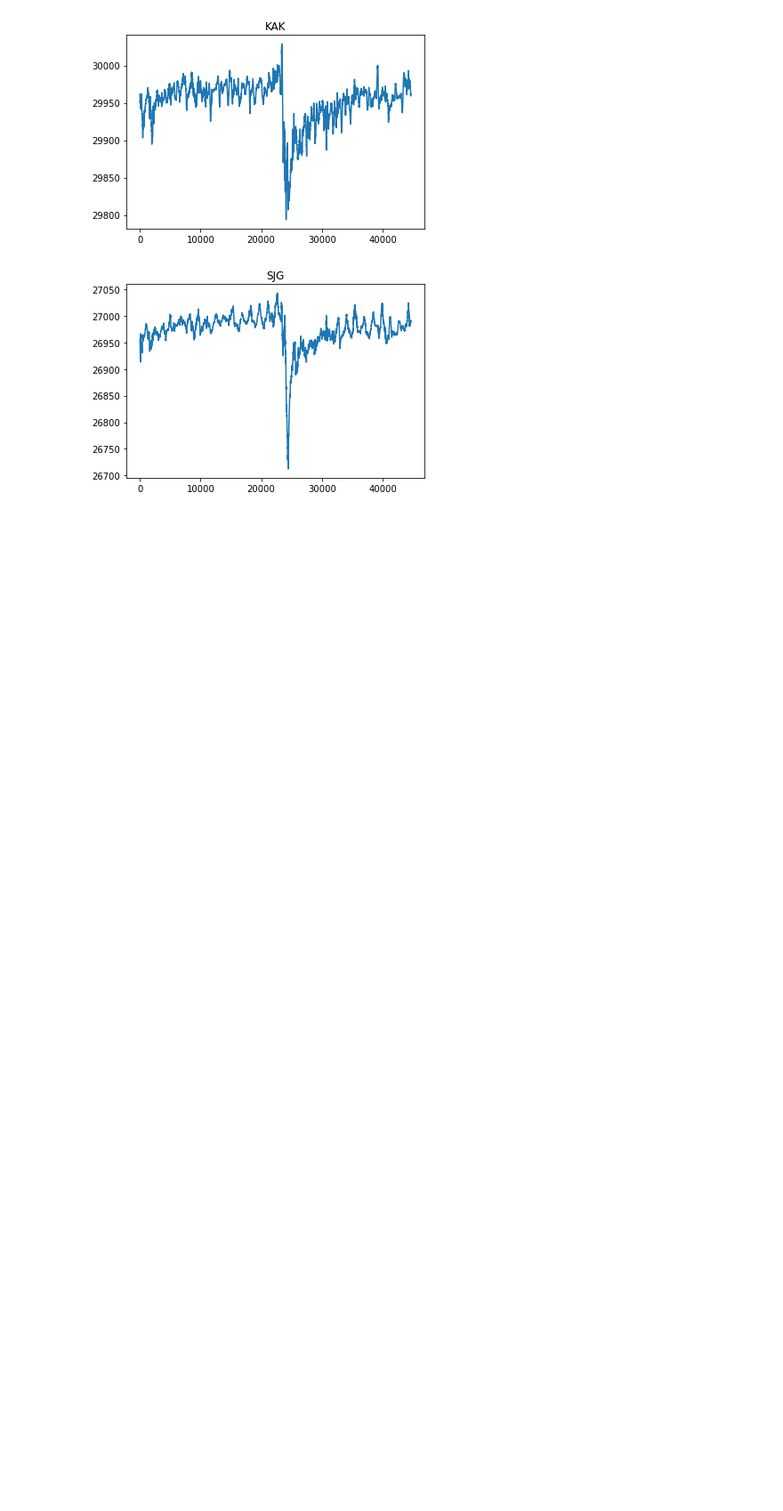
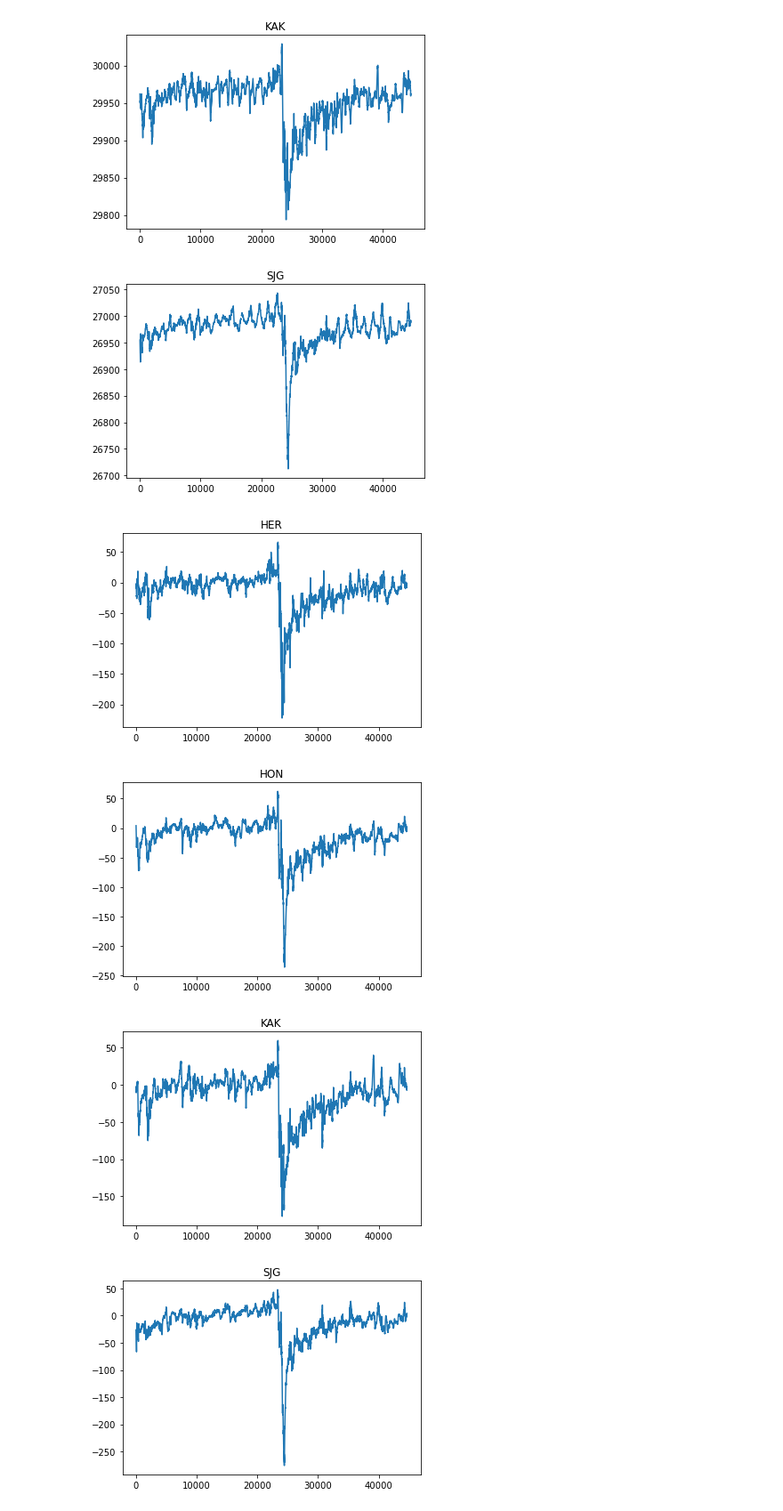
Before and after one commit to ant-guerrero/ist-stpatrick, a Jupyter notebook: Ejemplo_crear_índice_Dst.ipynb, the cells around one changed output. Shown at 89% size. Cells and saved outputs as stored; diff of their text form; code cells hidden in the pictures; blank space fills up the shorter version.

```diff
--- a/Ejemplo_eliminar_dia_en_calma_mes.ipynb
+++ b/Ejemplo_crear_índice_Dst.ipynb
@@ -36,3 +40,18 @@ for o in obs:
+# %%
+# días en calma para el mes de marzo de 2015
+qs=['10','30','05','14','09']
+
+# variable para guardar todos los datos (1440 minutos) de los cuatro observatorios,
+# los días necesarios
+dat_quiets = np.zeros([len(obs),len(qs),1440])
+
+# leer todos los días en calma del mes para cada observatorio (sólo la componente H (c1))
+for o in obs:
+    for q in qs:
+        filename=folder + o + '/' + o + month + q + 'qmin.min'
+        df=ist.read_im(filename=filename)
+        data=df['data']
+        dat_quiets[obs.index(o)][qs.index(q)][:]=data.c1
 # %% [markdown]
 # Observemos los datos sin la eliminación de días en calma
 # %%
@@ -46,3 +65,22 @@ for io in range(4): # itera entre observatorios
 [figure]
 [figure]
 [figure]
+# %%
+# Creamos el día en calma promedio para cada observatorio
+quiets = np.zeros([len(obs),1440])
+sq = np.zeros([len(obs),31,1440]) # variable que contiene para los cuatro obs, 31 días de 1440 minutos
+
+for io in range(4): # itera entre observatorios
+    quiets[io][:]=np.mean(dat_quiets[io][:][:],axis=0)
+    for i in range(31): # Replicamos el día en calma promedio para todo el mes en los cuatro observatorios
+        sq[io][i][:] = quiets[io][:]
+    loc_ind=dat[io][:][:]-sq[io][i][:] # Creamos el índice restando a los datos los días en calma
+
+    plt.plot(loc_ind.reshape(-1));
+    plt.title(obs[io].upper())
+    plt.show()
+# %% [output]
+[figure, added]
+[figure, added]
+[figure, added]
+[figure, added]
```
Also changed, not shown: parts of 6 cells of this notebook.
